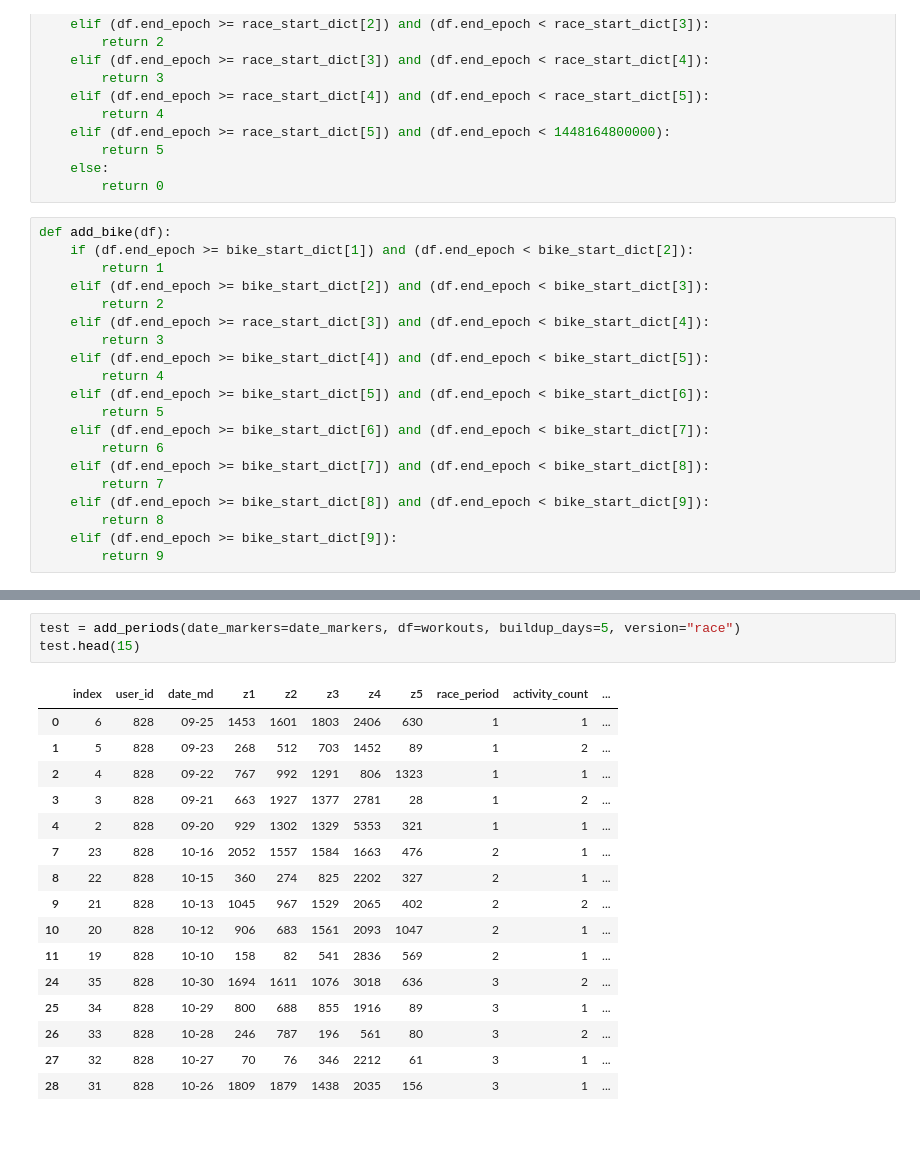
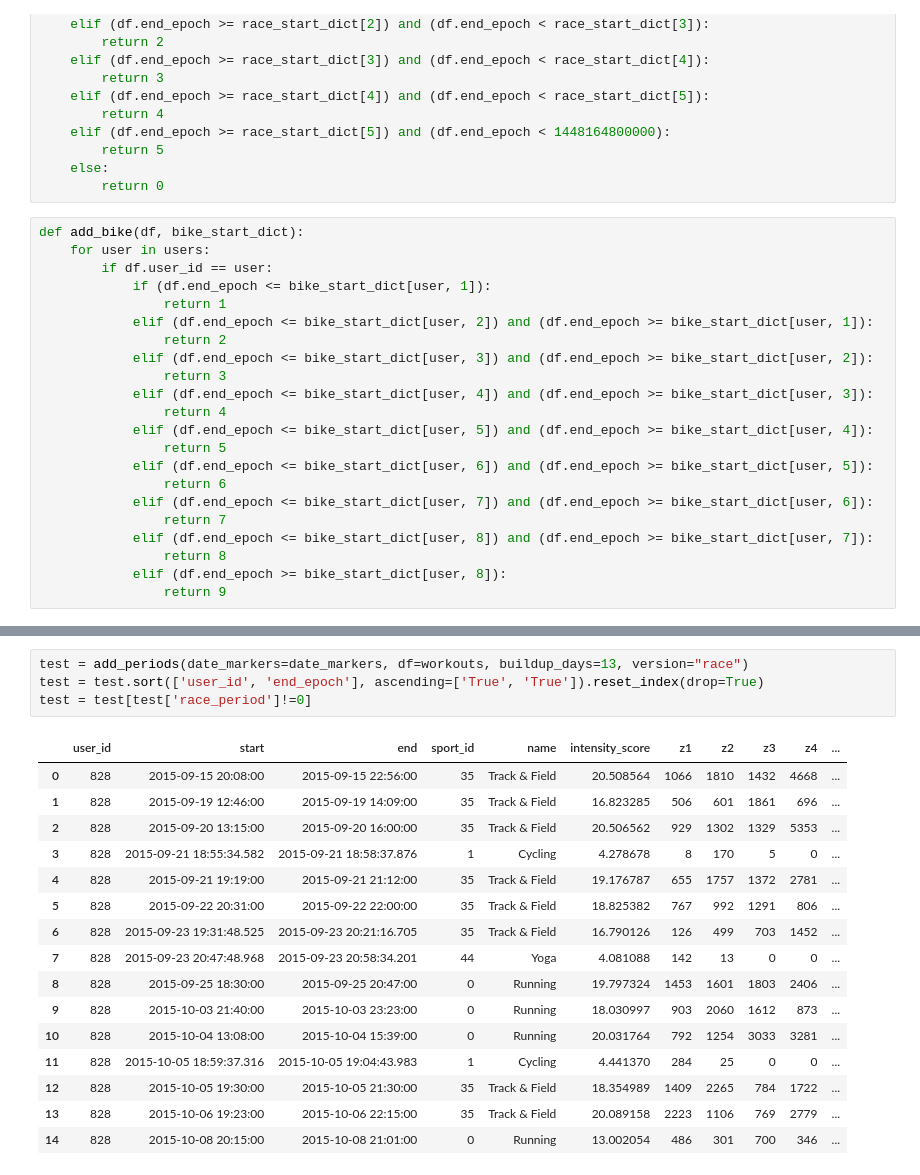
Before and after one commit to callen13/Senior_Thesis, a Jupyter notebook: workout_analysis.ipynb, the cells around one changed output, grey strips where cells are left out. Saved outputs shown, nothing was run; the diff lists cells and outputs as text; blank space fills up the shorter version.

Commit message:
Ran regressions, starting workout data

```diff
--- a/workout_analysis.ipynb
+++ b/workout_analysis.ipynb
@@ -91,22 +99,24 @@ def add_race(df):
     else:
         return 0
 # %%
-def add_bike(df):
-    if (df.end_epoch >= bike_start_dict[1]) and (df.end_epoch < bike_start_dict[2]):
-        return 1
-    elif (df.end_epoch >= bike_start_dict[2]) and (df.end_epoch < bike_start_dict[3]):
-        return 2
-    elif (df.end_epoch >= race_start_dict[3]) and (df.end_epoch < bike_start_dict[4]):
-        return 3
-    elif (df.end_epoch >= bike_start_dict[4]) and (df.end_epoch < bike_start_dict[5]):
-        return 4
-    elif (df.end_epoch >= bike_start_dict[5]) and (df.end_epoch < bike_start_dict[6]):
-        return 5
-    elif (df.end_epoch >= bike_start_dict[6]) and (df.end_epoch < bike_start_dict[7]):
-        return 6
-    elif (df.end_epoch >= bike_start_dict[7]) and (df.end_epoch < bike_start_dict[8]):
-        return 7
-    elif (df.end_epoch >= bike_start_dict[8]) and (df.end_epoch < bike_start_dict[9]):
-        return 8
-    elif (df.end_epoch >= bike_start_dict[9]):
-        return 9
+def add_bike(df, bike_start_dict):
+    for user in users:
+        if df.user_id == user:
+            if (df.end_epoch <= bike_start_dict[user, 1]):
+                return 1
+            elif (df.end_epoch <= bike_start_dict[user, 2]) and (df.end_epoch >= bike_start_dict[user, 1]):
+                return 2
+            elif (df.end_epoch <= bike_start_dict[user, 3]) and (df.end_epoch >= bike_start_dict[user, 2]):
+                return 3
+            elif (df.end_epoch <= bike_start_dict[user, 4]) and (df.end_epoch >= bike_start_dict[user, 3]):
+                return 4
+            elif (df.end_epoch <= bike_start_dict[user, 5]) and (df.end_epoch >= bike_start_dict[user, 4]):
+                return 5
+            elif (df.end_epoch <= bike_start_dict[user, 6]) and (df.end_epoch >= bike_start_dict[user, 5]):
+                return 6
+            elif (df.end_epoch <= bike_start_dict[user, 7]) and (df.end_epoch >= bike_start_dict[user, 6]):
+                return 7
+            elif (df.end_epoch <= bike_start_dict[user, 8]) and (df.end_epoch >= bike_start_dict[user, 7]):
+                return 8
+            elif (df.end_epoch >= bike_start_dict[user, 8]):
+                return 9
@@ -203,20 +184,21 @@ def add_periods(date_markers, df, buildup_days=0, version=None):
 # %%
-test = add_periods(date_markers=date_markers, df=workouts, buildup_days=5, version="race")
-test.head(15)
+test = add_periods(date_markers=date_markers, df=workouts, buildup_days=13, version="race")
+test = test.sort(['user_id', 'end_epoch'], ascending=['True', 'True']).reset_index(drop=True)
+test = test[test['race_period']!=0]
 # %% [output]
-|  | index | user_id | date_md | z1 | z2 | z3 | z4 | z5 | race_period | activity_count | ... |
-| 0 | 6 | 828 | 09-25 | 1453 | 1601 | 1803 | 2406 | 630 | 1 | 1 | ... |
-| 1 | 5 | 828 | 09-23 | 268 | 512 | 703 | 1452 | 89 | 1 | 2 | ... |
-| 2 | 4 | 828 | 09-22 | 767 | 992 | 1291 | 806 | 1323 | 1 | 1 | ... |
-| 3 | 3 | 828 | 09-21 | 663 | 1927 | 1377 | 2781 | 28 | 1 | 2 | ... |
-| 4 | 2 | 828 | 09-20 | 929 | 1302 | 1329 | 5353 | 321 | 1 | 1 | ... |
-| 7 | 23 | 828 | 10-16 | 2052 | 1557 | 1584 | 1663 | 476 | 2 | 1 | ... |
-| 8 | 22 | 828 | 10-15 | 360 | 274 | 825 | 2202 | 327 | 2 | 1 | ... |
-| 9 | 21 | 828 | 10-13 | 1045 | 967 | 1529 | 2065 | 402 | 2 | 2 | ... |
-| 10 | 20 | 828 | 10-12 | 906 | 683 | 1561 | 2093 | 1047 | 2 | 1 | ... |
-| 11 | 19 | 828 | 10-10 | 158 | 82 | 541 | 2836 | 569 | 2 | 1 | ... |
-| 24 | 35 | 828 | 10-30 | 1694 | 1611 | 1076 | 3018 | 636 | 3 | 2 | ... |
-| 25 | 34 | 828 | 10-29 | 800 | 688 | 855 | 1916 | 89 | 3 | 1 | ... |
-| 26 | 33 | 828 | 10-28 | 246 | 787 | 196 | 561 | 80 | 3 | 2 | ... |
-| 27 | 32 | 828 | 10-27 | 70 | 76 | 346 | 2212 | 61 | 3 | 1 | ... |
-| 28 | 31 | 828 | 10-26 | 1809 | 1879 | 1438 | 2035 | 156 | 3 | 1 | ... |
+|  | user_id | start | end | sport_id | name | intensity_score | z1 | z2 | z3 | z4 | ... |
+| 0 | 828 | 2015-09-15 20:08:00 | 2015-09-15 22:56:00 | 35 | Track & Field | 20.508564 | 1066 | 1810 | 1432 | 4668 | ... |
+| 1 | 828 | 2015-09-19 12:46:00 | 2015-09-19 14:09:00 | 35 | Track & Field | 16.823285 | 506 | 601 | 1861 | 696 | ... |
+| 2 | 828 | 2015-09-20 13:15:00 | 2015-09-20 16:00:00 | 35 | Track & Field | 20.506562 | 929 | 1302 | 1329 | 5353 | ... |
+| 3 | 828 | 2015-09-21 18:55:34.582 | 2015-09-21 18:58:37.876 | 1 | Cycling | 4.278678 | 8 | 170 | 5 | 0 | ... |
+| 4 | 828 | 2015-09-21 19:19:00 | 2015-09-21 21:12:00 | 35 | Track & Field | 19.176787 | 655 | 1757 | 1372 | 2781 | ... |
+| 5 | 828 | 2015-09-22 20:31:00 | 2015-09-22 22:00:00 | 35 | Track & Field | 18.825382 | 767 | 992 | 1291 | 806 | ... |
+| 6 | 828 | 2015-09-23 19:31:48.525 | 2015-09-23 20:21:16.705 | 35 | Track & Field | 16.790126 | 126 | 499 | 703 | 1452 | ... |
+| 7 | 828 | 2015-09-23 20:47:48.968 | 2015-09-23 20:58:34.201 | 44 | Yoga | 4.081088 | 142 | 13 | 0 | 0 | ... |
+| 8 | 828 | 2015-09-25 18:30:00 | 2015-09-25 20:47:00 | 0 | Running | 19.797324 | 1453 | 1601 | 1803 | 2406 | ... |
+| 9 | 828 | 2015-10-03 21:40:00 | 2015-10-03 23:23:00 | 0 | Running | 18.030997 | 903 | 2060 | 1612 | 873 | ... |
+| 10 | 828 | 2015-10-04 13:08:00 | 2015-10-04 15:39:00 | 0 | Running | 20.031764 | 792 | 1254 | 3033 | 3281 | ... |
+| 11 | 828 | 2015-10-05 18:59:37.316 | 2015-10-05 19:04:43.983 | 1 | Cycling | 4.441370 | 284 | 25 | 0 | 0 | ... |
+| 12 | 828 | 2015-10-05 19:30:00 | 2015-10-05 21:30:00 | 35 | Track & Field | 18.354989 | 1409 | 2265 | 784 | 1722 | ... |
+| 13 | 828 | 2015-10-06 19:23:00 | 2015-10-06 22:15:00 | 35 | Track & Field | 20.089158 | 2223 | 1106 | 769 | 2779 | ... |
+| 14 | 828 | 2015-10-08 20:15:00 | 2015-10-08 21:01:00 | 0 | Running | 13.002054 | 486 | 301 | 700 | 346 | ... |
```
Also changed, not shown: parts of 12 cells of this notebook, 1 other file.
